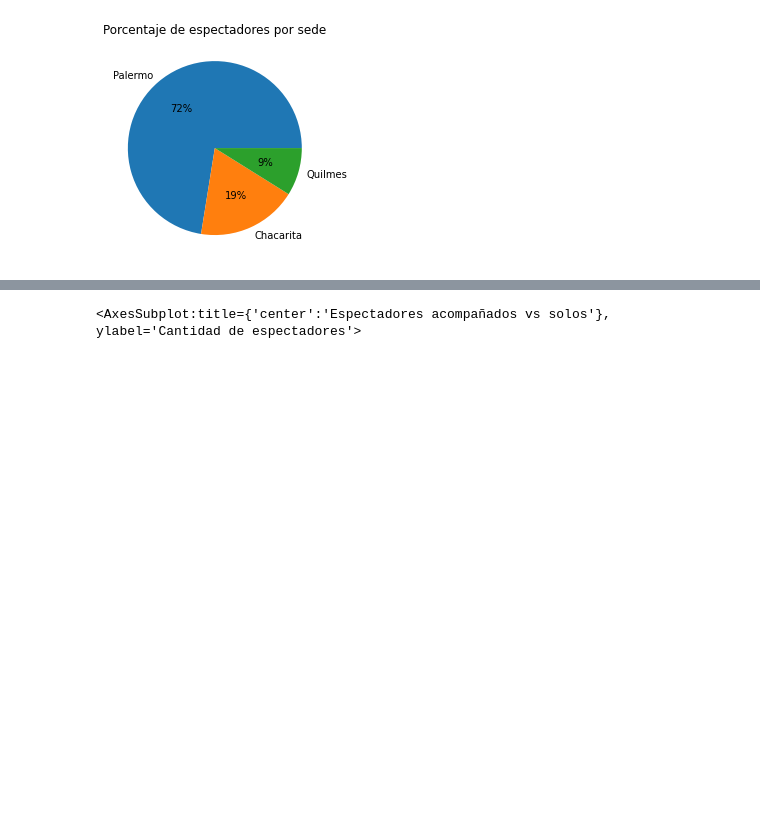
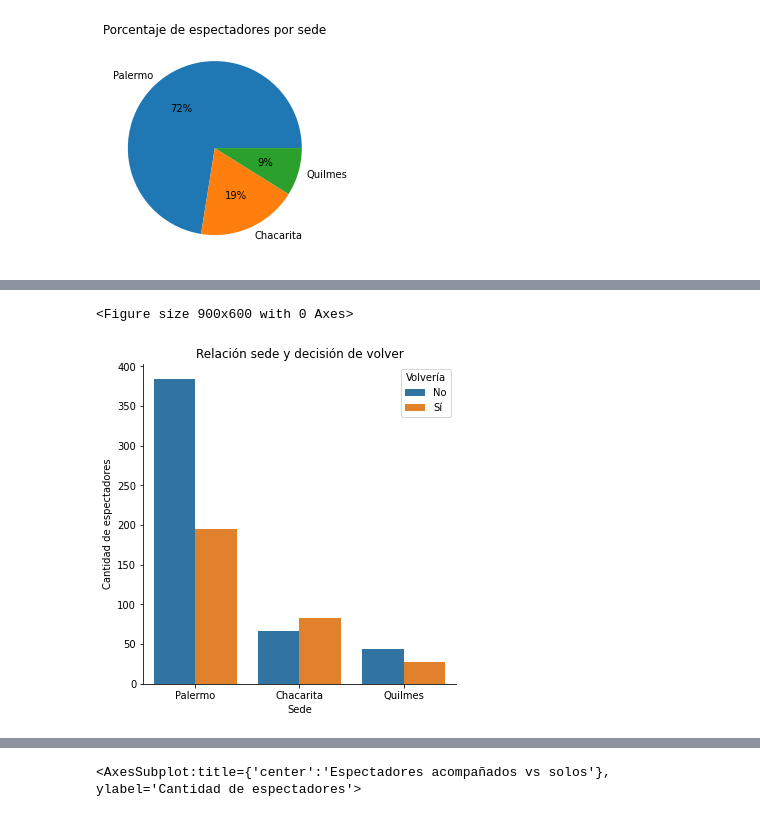
Before and after one commit to javierleyes/FiuMark, a Jupyter notebook: TP-1.ipynb, the cells around one changed output, grey strips where cells are left out. Drawn from its saved outputs; the diff is of its cells as text; code cells hidden in the pictures; blank space fills up the shorter version.

```diff
--- a/TP-1.ipynb
+++ b/TP-1.ipynb
@@ -309,0 +338,18 @@ df['nombre_sede'].value_counts().sort_values(ascending=False) \
+# %%
+# Comparamos la sede a la que fueron y la decisión de volver
+plt.figure(dpi=150)
+df_aux = df[["volveria", "nombre_sede"]].value_counts().reset_index()
+df_aux.columns.values[2] = 'count'
+df_aux.volveria.replace(to_replace=[True, False], value=["Sí", "No"], inplace=True)
+df_aux.nombre_sede.replace({'fiumark_':''}, regex=True, inplace=True)
+
+sns.catplot(data=df_aux, x='nombre_sede', y='count', hue='volveria', kind='bar', legend=False)
+
+plt.legend(title = "Volvería")
+plt.ylabel("Cantidad de espectadores")
+plt.xlabel("Sede")
+plt.title('Relación sede y decisión de volver')
+plt.show()
+# %% [output]
+<Figure size 900x600 with 0 Axes>
+[figure, added]
```
Also changed, not shown: parts of 10 cells of this notebook, 1 other file.
